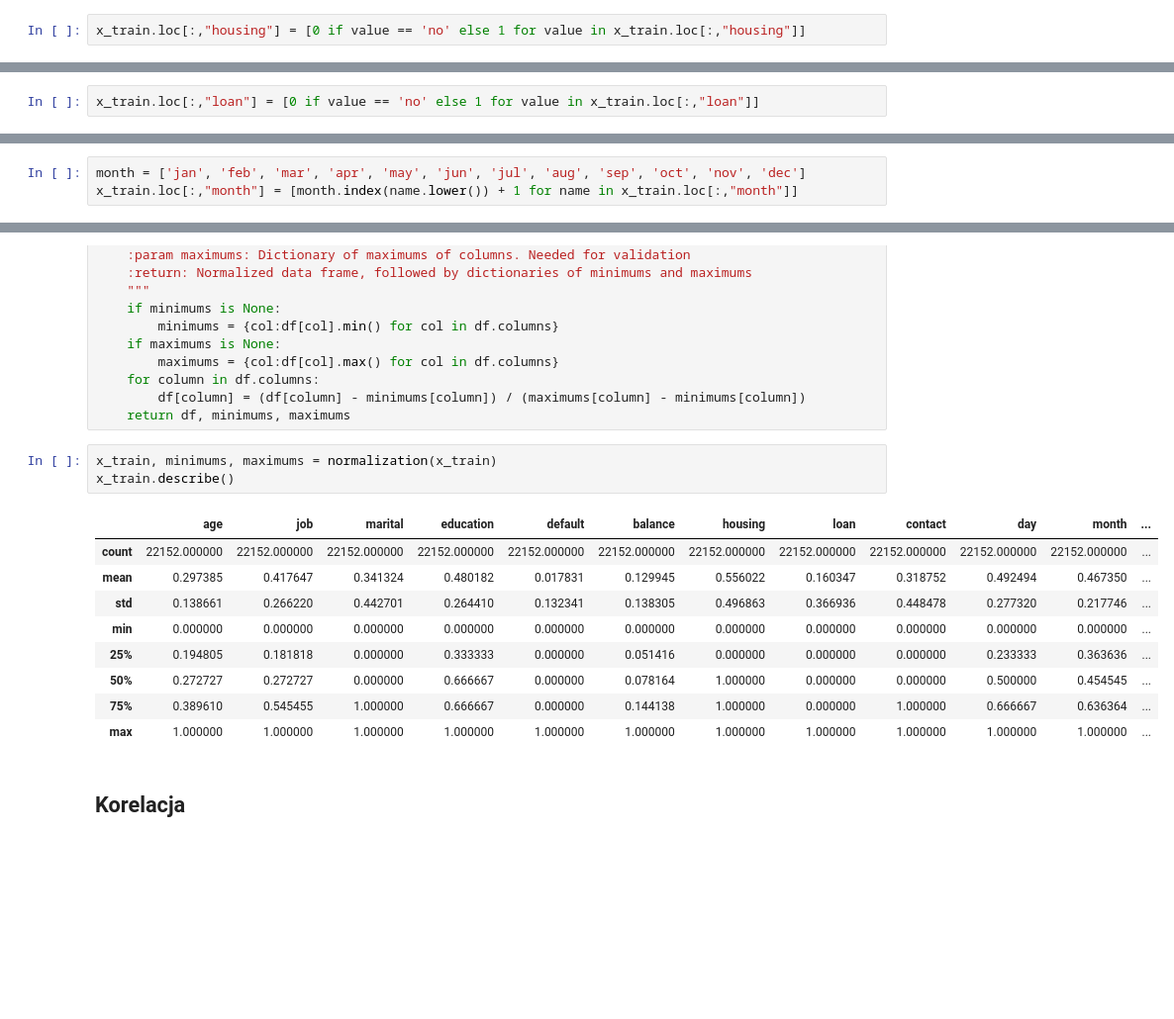
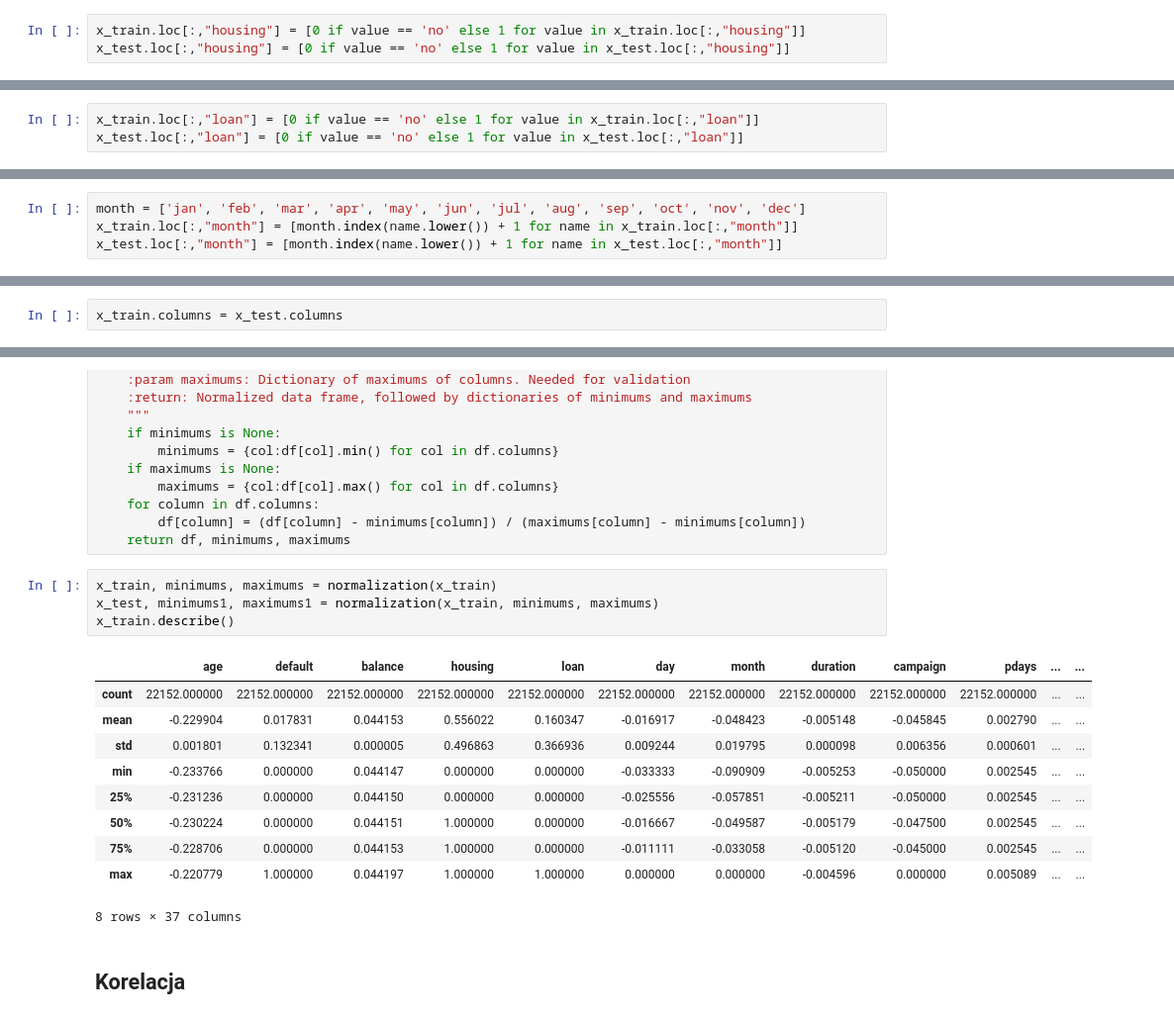
Before and after one commit to SawickiK/ML-Clustering, a Jupyter notebook: preprocessing.ipynb, the cells around one changed output, grey strips where cells are left out. Shown at 99% size. Drawn from its saved outputs; the diff is of its cells as text; blank space fills up the shorter version.

Commit message:
dodanie test

```diff
--- a/preprocessing.ipynb
+++ b/preprocessing.ipynb
@@ -143,12 +146,14 @@ x_train.loc[:,"housing"].unique()
 array(['no', 'yes'], dtype=object)
 # %%
 x_train.loc[:,"housing"] = [0 if value == 'no' else 1 for value in x_train.loc[:,"housing"]]
+x_test.loc[:,"housing"] = [0 if value == 'no' else 1 for value in x_test.loc[:,"housing"]]
 # %%
 x_train.loc[:,"loan"].unique()
 # %% [output]
 array(['no', 'yes'], dtype=object)
 # %%
 x_train.loc[:,"loan"] = [0 if value == 'no' else 1 for value in x_train.loc[:,"loan"]]
+x_test.loc[:,"loan"] = [0 if value == 'no' else 1 for value in x_test.loc[:,"loan"]]
 # %%
 x_train.loc[:,"month"].unique()
 # %% [output]
@@ -157,6 +162,7 @@ array(['aug', 'jun', 'feb', 'jul', 'may', 'nov', 'sep', 'apr', 'mar',
 # %%
 month = ['jan', 'feb', 'mar', 'apr', 'may', 'jun', 'jul', 'aug', 'sep', 'oct', 'nov', 'dec']
 x_train.loc[:,"month"] = [month.index(name.lower()) + 1 for name in x_train.loc[:,"month"]]
+x_test.loc[:,"month"] = [month.index(name.lower()) + 1 for name in x_test.loc[:,"month"]]
 # %%
 x_train.head()
 # %% [output]
@@ -229,3 +237,5 @@ x_train.describe()
+# %%
+x_train.columns = x_test.columns
 # %% [markdown]
 ### Normalizacja
 # %%
@@ -246,17 +256,19 @@ def normalization(df: pd.DataFrame, minimums: dict[str:float] = None, maximums:
     return df, minimums, maximums
 # %%
 x_train, minimums, maximums = normalization(x_train)
+x_test, minimums1, maximums1 = normalization(x_train, minimums, maximums)
 x_train.describe()
 # %% [output]
-|  | age | job | marital | education | default | balance | housing | loan | contact | day | month | ... |
-| count | 22152.000000 | 22152.000000 | 22152.000000 | 22152.000000 | 22152.000000 | 22152.000000 | 22152.000000 | 22152.000000 | 22152.000000 | 22152.000000 | 22152.000000 | ... |
-| mean | 0.297385 | 0.417647 | 0.341324 | 0.480182 | 0.017831 | 0.129945 | 0.556022 | 0.160347 | 0.318752 | 0.492494 | 0.467350 | ... |
-| std | 0.138661 | 0.266220 | 0.442701 | 0.264410 | 0.132341 | 0.138305 | 0.496863 | 0.366936 | 0.448478 | 0.277320 | 0.217746 | ... |
-| min | 0.000000 | 0.000000 | 0.000000 | 0.000000 | 0.000000 | 0.000000 | 0.000000 | 0.000000 | 0.000000 | 0.000000 | 0.000000 | ... |
-| 25% | 0.194805 | 0.181818 | 0.000000 | 0.333333 | 0.000000 | 0.051416 | 0.000000 | 0.000000 | 0.000000 | 0.233333 | 0.363636 | ... |
-| 50% | 0.272727 | 0.272727 | 0.000000 | 0.666667 | 0.000000 | 0.078164 | 1.000000 | 0.000000 | 0.000000 | 0.500000 | 0.454545 | ... |
-| 75% | 0.389610 | 0.545455 | 1.000000 | 0.666667 | 0.000000 | 0.144138 | 1.000000 | 0.000000 | 1.000000 | 0.666667 | 0.636364 | ... |
-| max | 1.000000 | 1.000000 | 1.000000 | 1.000000 | 1.000000 | 1.000000 | 1.000000 | 1.000000 | 1.000000 | 1.000000 | 1.000000 | ... |
+|  | age | default | balance | housing | loan | day | month | duration | campaign | pdays | ... | ... |
+| count | 22152.000000 | 22152.000000 | 22152.000000 | 22152.000000 | 22152.000000 | 22152.000000 | 22152.000000 | 22152.000000 | 22152.000000 | 22152.000000 | ... | ... |
+| mean | -0.229904 | 0.017831 | 0.044153 | 0.556022 | 0.160347 | -0.016917 | -0.048423 | -0.005148 | -0.045845 | 0.002790 | ... | ... |
+| std | 0.001801 | 0.132341 | 0.000005 | 0.496863 | 0.366936 | 0.009244 | 0.019795 | 0.000098 | 0.006356 | 0.000601 | ... | ... |
+| min | -0.233766 | 0.000000 | 0.044147 | 0.000000 | 0.000000 | -0.033333 | -0.090909 | -0.005253 | -0.050000 | 0.002545 | ... | ... |
+| 25% | -0.231236 | 0.000000 | 0.044150 | 0.000000 | 0.000000 | -0.025556 | -0.057851 | -0.005211 | -0.050000 | 0.002545 | ... | ... |
+| 50% | -0.230224 | 0.000000 | 0.044151 | 1.000000 | 0.000000 | -0.016667 | -0.049587 | -0.005179 | -0.047500 | 0.002545 | ... | ... |
+| 75% | -0.228706 | 0.000000 | 0.044153 | 1.000000 | 0.000000 | -0.011111 | -0.033058 | -0.005120 | -0.045000 | 0.002545 | ... | ... |
+| max | -0.220779 | 1.000000 | 0.044197 | 1.000000 | 1.000000 | 0.000000 | 0.000000 | -0.004596 | 0.000000 | 0.005089 | ... | ... |
+8 rows × 37 columns
 # %% [markdown]
 ## Korelacja
 # %%
```
Also changed, not shown: parts of 12 cells of this notebook, 1 other file.
